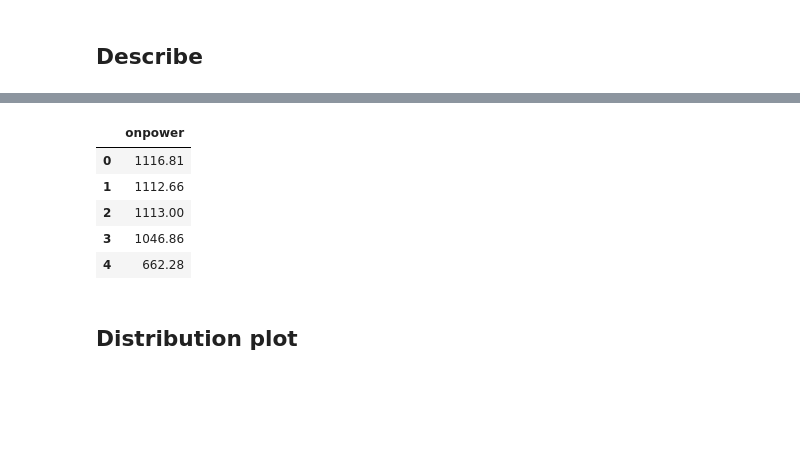
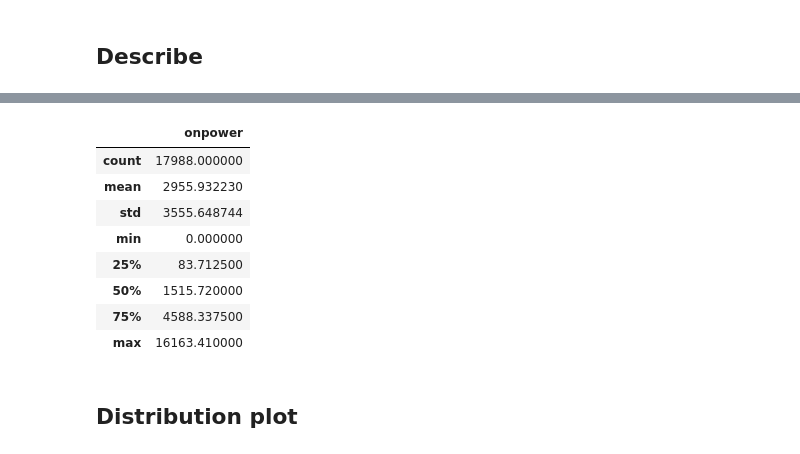
Before and after one commit to GKDGKD/NESCQR, a Jupyter notebook: data/EDA.ipynb, the cells around one changed output, grey strips where cells are left out. Saved outputs shown, nothing was run; the diff lists cells and outputs as text; code cells hidden in the pictures; blank space fills up the shorter version.

```diff
--- a/data/EDA.ipynb
+++ b/data/EDA.ipynb
@@ -47,17 +47,20 @@ des_all
 # %%
 y_wind_power   = df_wind_power['ActivePower'].to_frame()
 y_wind_turbine = df_wind_turbine['Power(kW)'].to_frame()
 y_spanish      = df_spanish['onpower'].to_frame()
 y_yumen        = df_yumen['onpower'].to_frame()
 
-y_yumen.head()
+y_spanish.describe()
 # %% [output]
 |  | onpower |
-| 0 | 1116.81 |
-| 1 | 1112.66 |
-| 2 | 1113.00 |
-| 3 | 1046.86 |
-| 4 | 662.28 |
+| count | 17988.000000 |
+| mean | 2955.932230 |
+| std | 3555.648744 |
+| min | 0.000000 |
+| 25% | 83.712500 |
+| 50% | 1515.720000 |
+| 75% | 4588.337500 |
+| max | 16163.410000 |
 # %% [markdown]
 ## Distribution plot
 # %%
```
Also changed, not shown: parts of 1 cell of this notebook, 7 other files.
